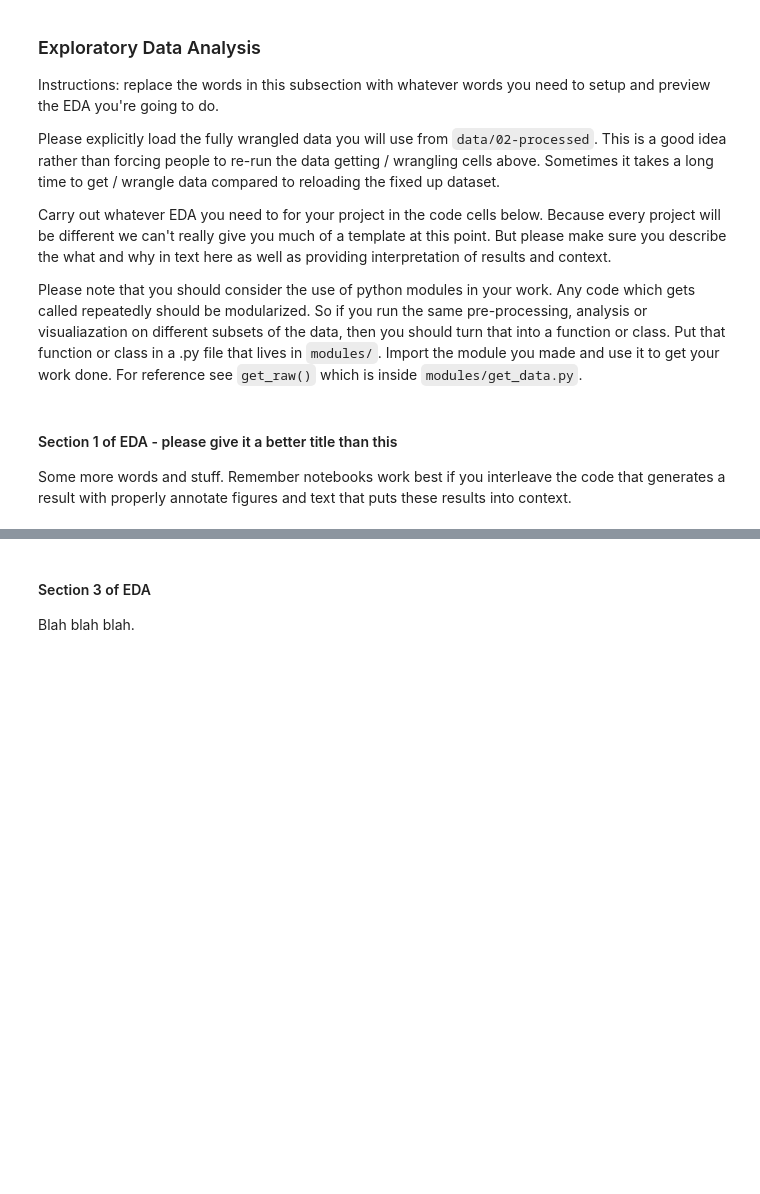
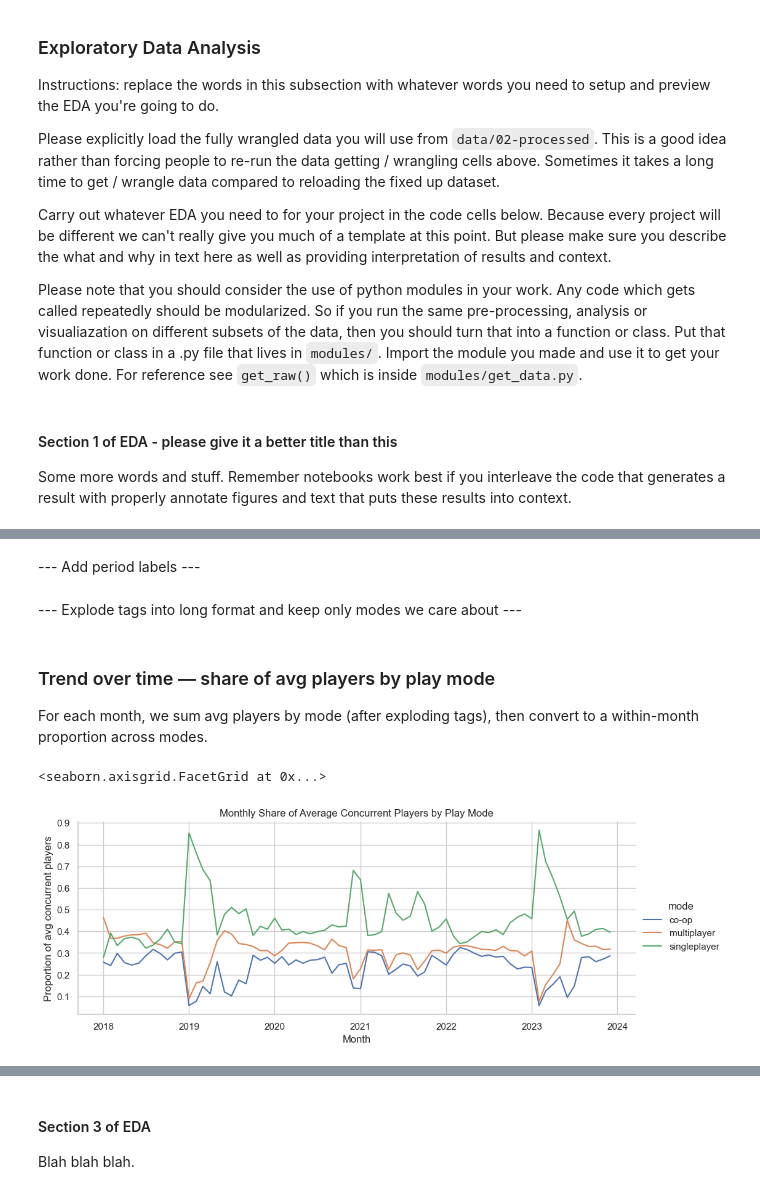
Before and after one commit to COGS108/Group038_WI26, a Jupyter notebook: 02-EDACheckpoint.ipynb, the cells around one changed output, grey strips where cells are left out. Saved outputs shown, nothing was run; the diff lists cells and outputs as text; code cells hidden in the pictures; blank space fills up the shorter version.

Commit message:
02-EDA: Section 2 first complete draft. Line graph per month, box plot(log scale) and bar chart per period.

```diff
--- a/02-EDACheckpoint.ipynb
+++ b/02-EDACheckpoint.ipynb
@@ -129,0 +139,3 @@ Some more words and stuff.  Remember notebooks work best if you interleave the c
+# %%
+steam = pd.read_csv("data/02-processed/steamcharts_2018_2023_ok.csv")
+steam["date"] = pd.to_datetime(steam["month"])  # month is YYYY-MM
@@ -129,0 +162,55 @@ Some more words and stuff.  Remember notebooks work best if you interleave the c
+# %%
+df = steam.merge(tags_all[["appid", "tags_list"]], on="appid", how="left")
+# %% [markdown]
+--- Add period labels ---
+# %%
+def period_label(y):
+    if 2018 <= y <= 2019:
+        return "pre-COVID (2018-2019)"
+    if 2020 <= y <= 2021:
+        return "COVID (2020-2021)"
+    return "post-COVID (2022-2023)"
+
+df["period"] = df["year"].apply(period_label)
+period_order = ["pre-COVID (2018-2019)", "COVID (2020-2021)", "post-COVID (2022-2023)"]
+df["period"] = pd.Categorical(df["period"], categories=period_order, ordered=True)
+# %% [markdown]
+--- Explode tags into long format and keep only modes we care about ---
+# %%
+long_df = df.explode("tags_list").rename(columns={"tags_list": "mode"})
+long_df = long_df[long_df["mode"].isin(["singleplayer", "multiplayer", "co-op"])].copy()
+# %% [markdown]
+###  Trend over time — share of avg players by play mode
+
+For each month, we sum avg players by mode (after exploding tags), then convert to a within-month proportion across modes.
+# %%
+monthly_mode = (
+    long_df.groupby(["date", "mode"], as_index=False, observed=True)["avg_players"]
+    .sum()
+)
+
+monthly_totals = (
+    monthly_mode.groupby("date", as_index=False, observed=True)["avg_players"]
+    .sum()
+    .rename(columns={"avg_players": "total_avg_players"})
+)
+
+monthly_mode = monthly_mode.merge(monthly_totals, on="date")
+monthly_mode["share"] = monthly_mode["avg_players"] / monthly_mode["total_avg_players"]
+
+sns.relplot(
+    data=monthly_mode,
+    x="date",
+    y="share",
+    hue="mode",
+    kind="line",
+    height=4,
+    aspect=2.5
+).set(
+    title="Monthly Share of Average Concurrent Players by Play Mode",
+    xlabel="Month",
+    ylabel="Proportion of avg concurrent players"
+)
+# %% [output]
+<seaborn.axisgrid.FacetGrid at 0x...>
+[figure, added]
```
Also changed, not shown: parts of 15 cells of this notebook.
